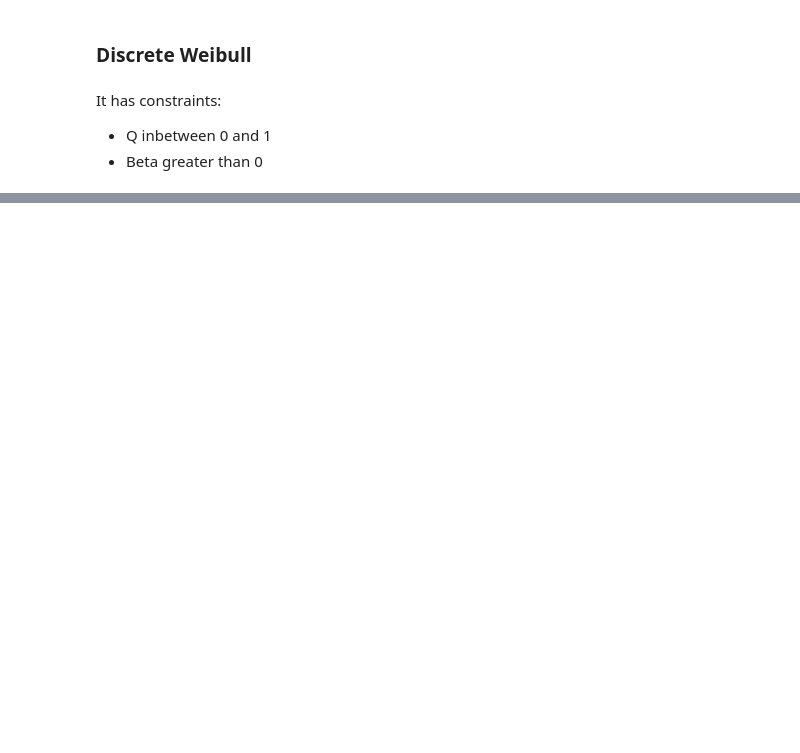
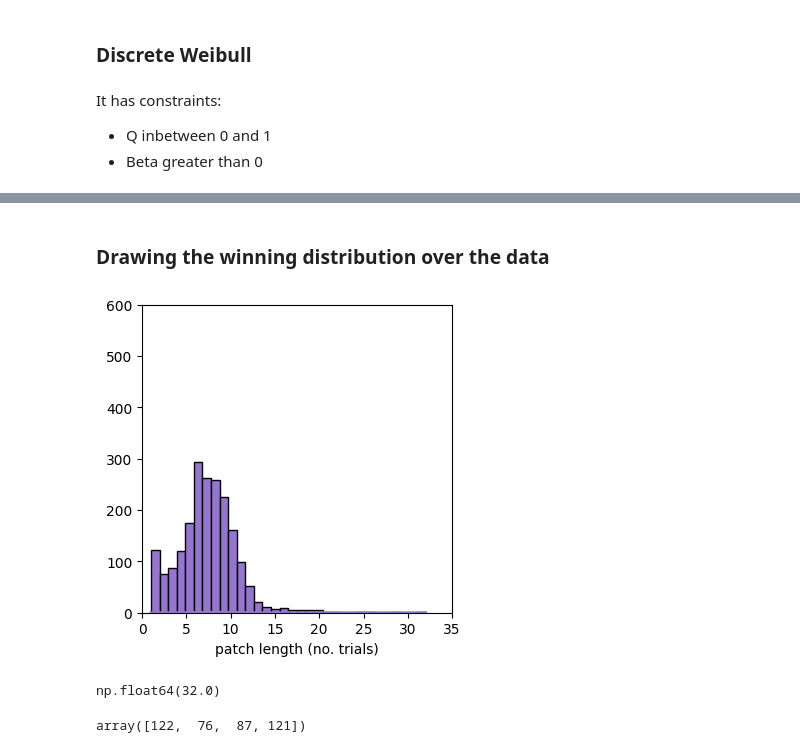
Before and after one commit to tomroper09/leaving_variability_macaque, a Jupyter notebook: fitting_distributions.ipynb, the cells around one changed output, grey strips where cells are left out. Cells and saved outputs as stored; diff of their text form; code cells hidden in the pictures; blank space fills up the shorter version.

```diff
--- a/fitting_distributions.ipynb
+++ b/fitting_distributions.ipynb
@@ -294,0 +630,27 @@ def fit_and_assess_weibull(x):
+# %% [markdown]
+### Drawing the winning distribution over the data
+# %%
+eta = 0.15
+beta = 3.72
+# %%
+unique_int = np.arange(1, obs.max() + 1)
+likelihoods = gompertz.cdf(unique_int, eta, scale=beta) - gompertz.cdf(unique_int-1, eta, scale=beta)
+
+plt.figure(figsize=(4, 4))
+plt.hist(obs, bins=32, edgecolor="black", color="#9575cd")
+# plt.plot(unique_int, unique_int * likelihoods, color="#9575cd", linewidth=2)
+plt.ylim(0, 600)
+plt.xlim(0, 35)
+plt.xlabel("patch length (no. trials)")
+plt.show()
+# %% [output]
+[figure, added]
+# %%
+np.nanmax(obs)
+# %% [output]
+np.float64(32.0)
+# %%
+_, counts = np.unique(obs[obs <= 4], return_counts=True)
+counts
+# %% [output]
+array([122,  76,  87, 121])
```
Also changed, not shown: parts of 26 cells of this notebook, 2 other files.
